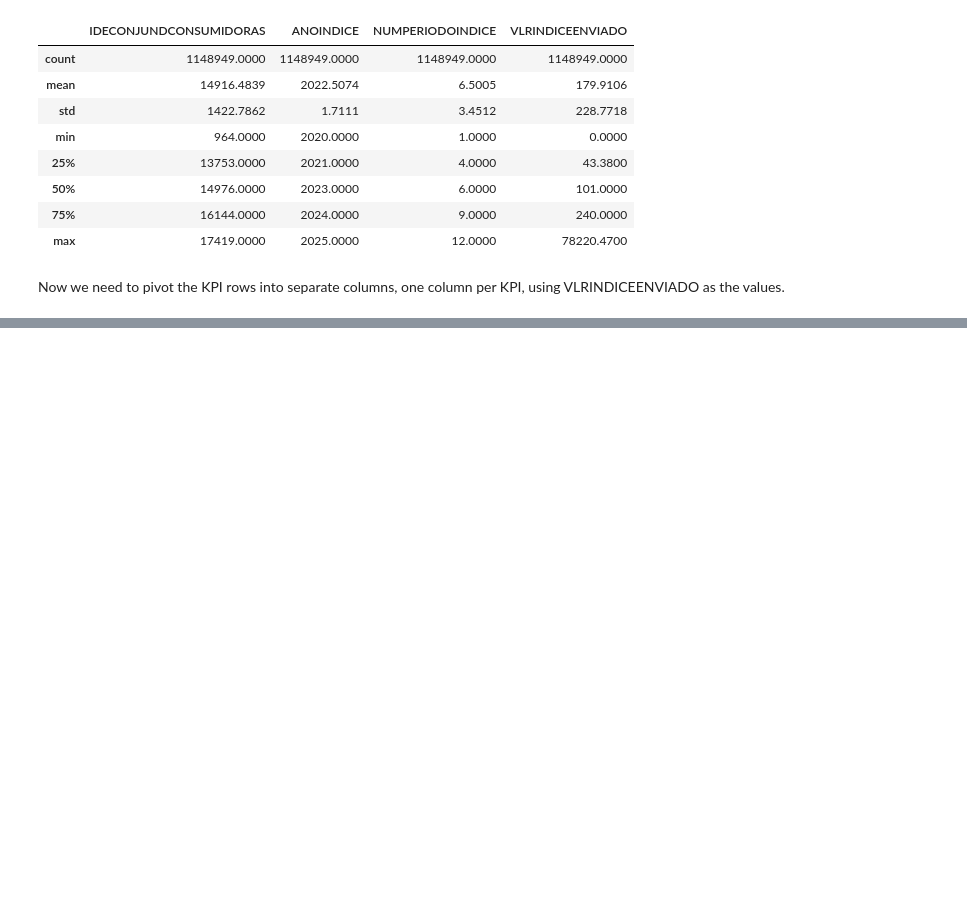
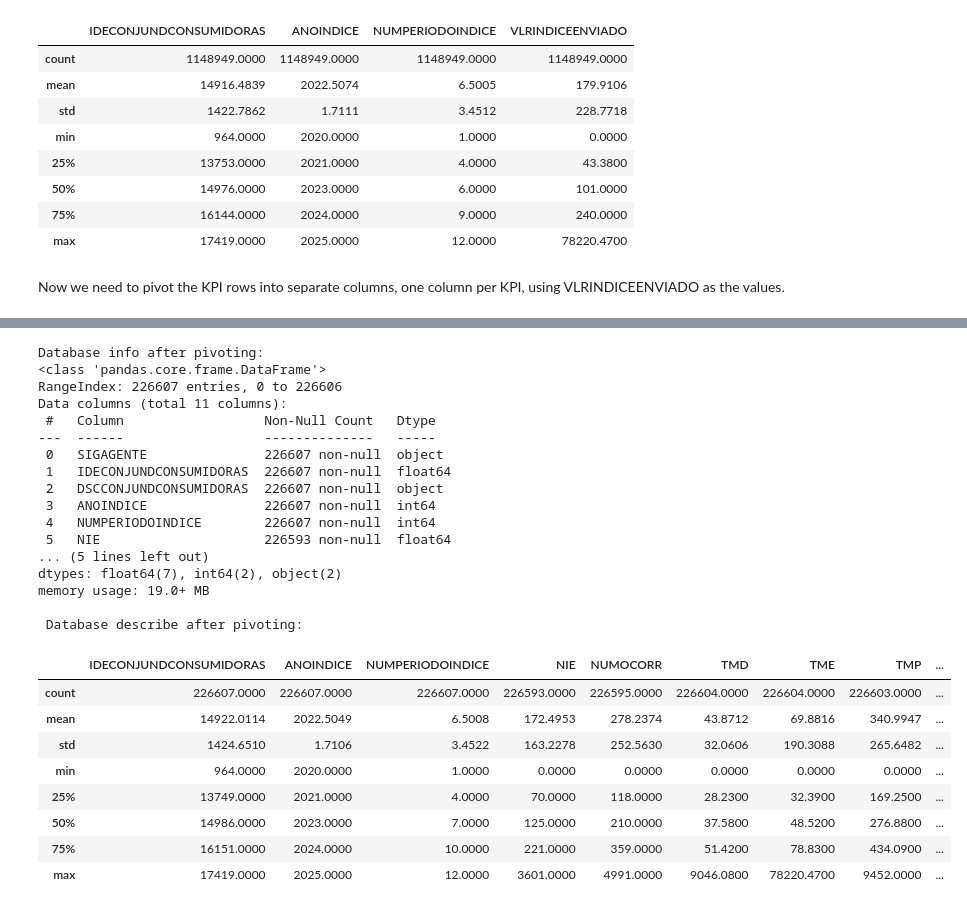
Before and after one commit to isabellacalfa/tmae-analysis, a Jupyter notebook: notebook-analysis.ipynb, the cells around one changed output, grey strips where cells are left out. Saved outputs shown, nothing was run; the diff lists cells and outputs as text; code cells hidden in the pictures; blank space fills up the shorter version.

Commit message:
starting data analytics session

```diff
--- a/notebook-analysis.ipynb
+++ b/notebook-analysis.ipynb
@@ -280,0 +319,32 @@ Now we need to pivot the KPI rows into separate columns, one column per KPI, usi
+# %%
+print('Database info after pivoting:')
+newDf.info()
+print('\n Database describe after pivoting:')
+newDf.describe()
+# %% [output]
+Database info after pivoting:
+<class 'pandas.core.frame.DataFrame'>
+RangeIndex: 226607 entries, 0 to 226606
+Data columns (total 11 columns):
+ #   Column                  Non-Null Count   Dtype
+---  ------                  --------------   -----
+ 0   SIGAGENTE               226607 non-null  object
+ 1   IDECONJUNDCONSUMIDORAS  226607 non-null  float64
+ 2   DSCCONJUNDCONSUMIDORAS  226607 non-null  object
+ 3   ANOINDICE               226607 non-null  int64
+ 4   NUMPERIODOINDICE        226607 non-null  int64
+ 5   NIE                     226593 non-null  float64
+... (5 lines left out)
+dtypes: float64(7), int64(2), object(2)
+memory usage: 19.0+ MB
+
+ Database describe after pivoting:
+|  | IDECONJUNDCONSUMIDORAS | ANOINDICE | NUMPERIODOINDICE | NIE | NUMOCORR | TMD | TME | TMP | ... |
+| count | 226607.0000 | 226607.0000 | 226607.0000 | 226593.0000 | 226595.0000 | 226604.0000 | 226604.0000 | 226603.0000 | ... |
+| mean | 14922.0114 | 2022.5049 | 6.5008 | 172.4953 | 278.2374 | 43.8712 | 69.8816 | 340.9947 | ... |
+| std | 1424.6510 | 1.7106 | 3.4522 | 163.2278 | 252.5630 | 32.0606 | 190.3088 | 265.6482 | ... |
+| min | 964.0000 | 2020.0000 | 1.0000 | 0.0000 | 0.0000 | 0.0000 | 0.0000 | 0.0000 | ... |
+| 25% | 13749.0000 | 2021.0000 | 4.0000 | 70.0000 | 118.0000 | 28.2300 | 32.3900 | 169.2500 | ... |
+| 50% | 14986.0000 | 2023.0000 | 7.0000 | 125.0000 | 210.0000 | 37.5800 | 48.5200 | 276.8800 | ... |
+| 75% | 16151.0000 | 2024.0000 | 10.0000 | 221.0000 | 359.0000 | 51.4200 | 78.8300 | 434.0900 | ... |
+| max | 17419.0000 | 2025.0000 | 12.0000 | 3601.0000 | 4991.0000 | 9046.0800 | 78220.4700 | 9452.0000 | ... |
```
Also changed, not shown: parts of 16 cells of this notebook.
